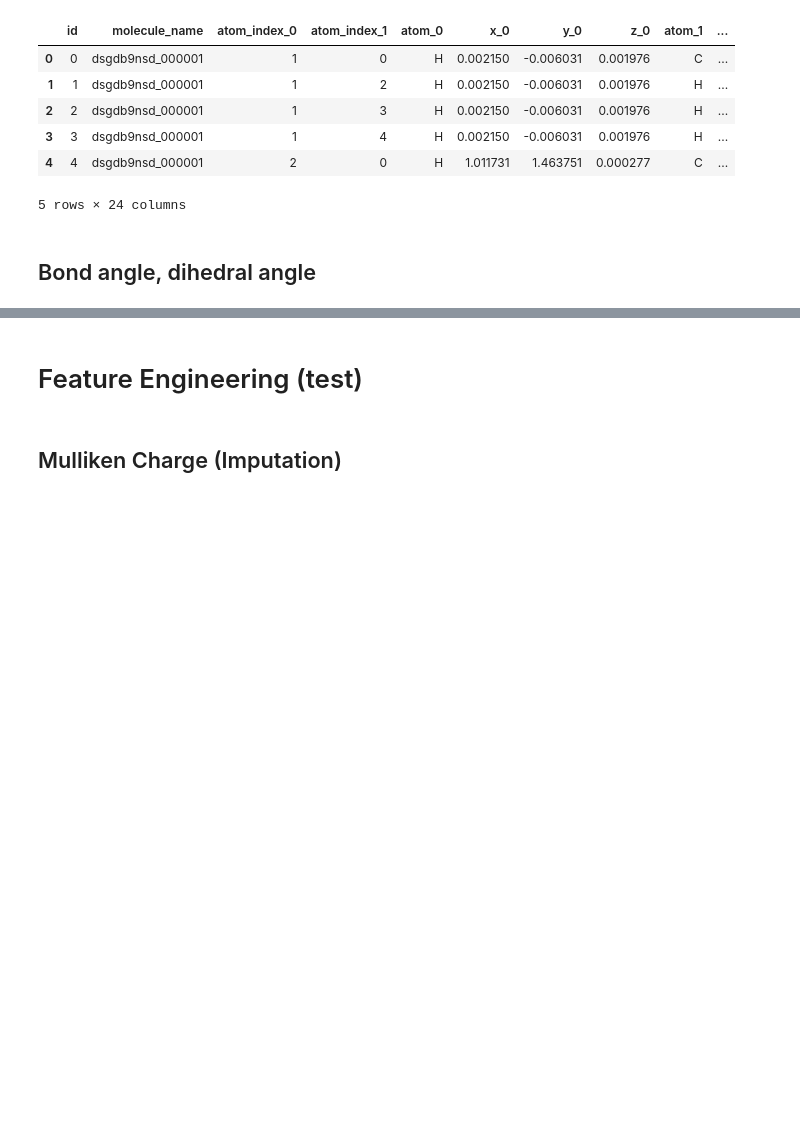
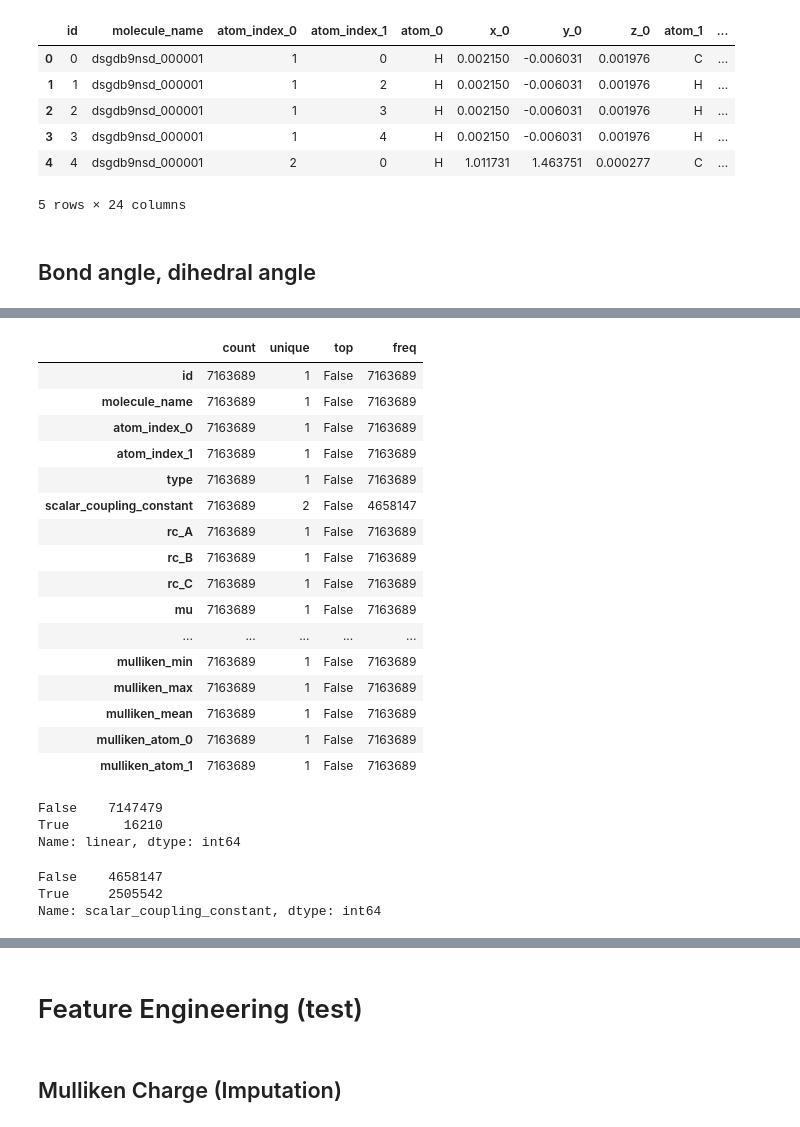
Before and after one commit to siddharth-ncl-work/kaggle_predicting_molecular_properties, a Jupyter notebook: c4_w2_feature_eng_v2.ipynb, the cells around one changed output, grey strips where cells are left out. Cells and saved outputs as stored; diff of their text form; code cells hidden in the pictures; blank space fills up the shorter version.

```diff
--- a/c4_w2_feature_eng_v2.ipynb
+++ b/c4_w2_feature_eng_v2.ipynb
@@ -395,0 +429,32 @@ train.head()
+# %%
+data_ext.isna().describe(include='all').T
+# %% [output]
+|  | count | unique | top | freq |
+| id | 7163689 | 1 | False | 7163689 |
+| molecule_name | 7163689 | 1 | False | 7163689 |
+| atom_index_0 | 7163689 | 1 | False | 7163689 |
+| atom_index_1 | 7163689 | 1 | False | 7163689 |
+| type | 7163689 | 1 | False | 7163689 |
+| scalar_coupling_constant | 7163689 | 2 | False | 4658147 |
+| rc_A | 7163689 | 1 | False | 7163689 |
+| rc_B | 7163689 | 1 | False | 7163689 |
+| rc_C | 7163689 | 1 | False | 7163689 |
+| mu | 7163689 | 1 | False | 7163689 |
+| ... | ... | ... | ... | ... |
+| mulliken_min | 7163689 | 1 | False | 7163689 |
+| mulliken_max | 7163689 | 1 | False | 7163689 |
+| mulliken_mean | 7163689 | 1 | False | 7163689 |
+| mulliken_atom_0 | 7163689 | 1 | False | 7163689 |
+| mulliken_atom_1 | 7163689 | 1 | False | 7163689 |
+# %%
+data_ext['linear'].isna().value_counts()
+# %% [output]
+False    7147479
+True       16210
+Name: linear, dtype: int64
+# %%
+data_ext['scalar_coupling_constant'].isna().value_counts()
+# %% [output]
+False    4658147
+True     2505542
+Name: scalar_coupling_constant, dtype: int64
```
Also changed, not shown: parts of 25 cells of this notebook.
